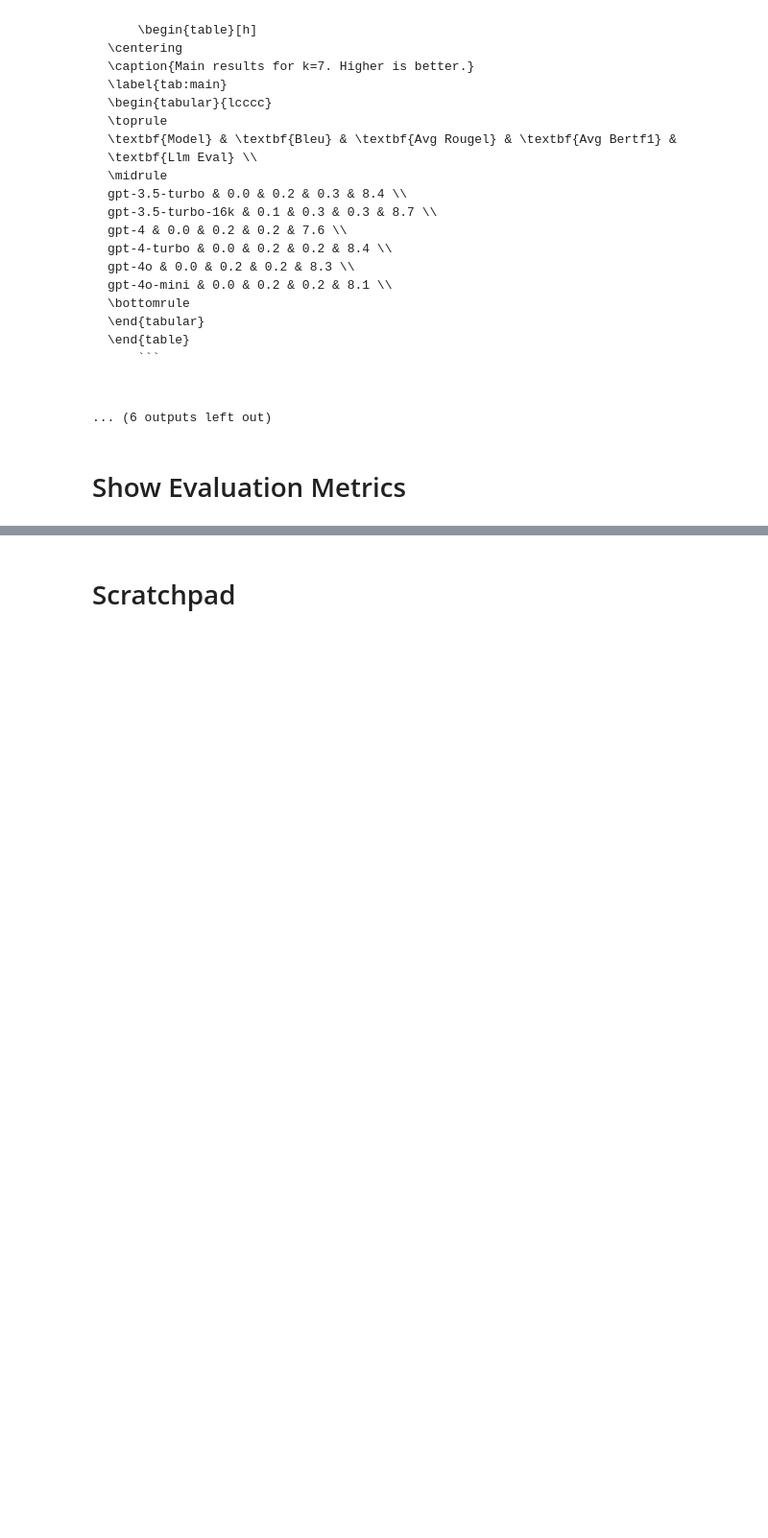
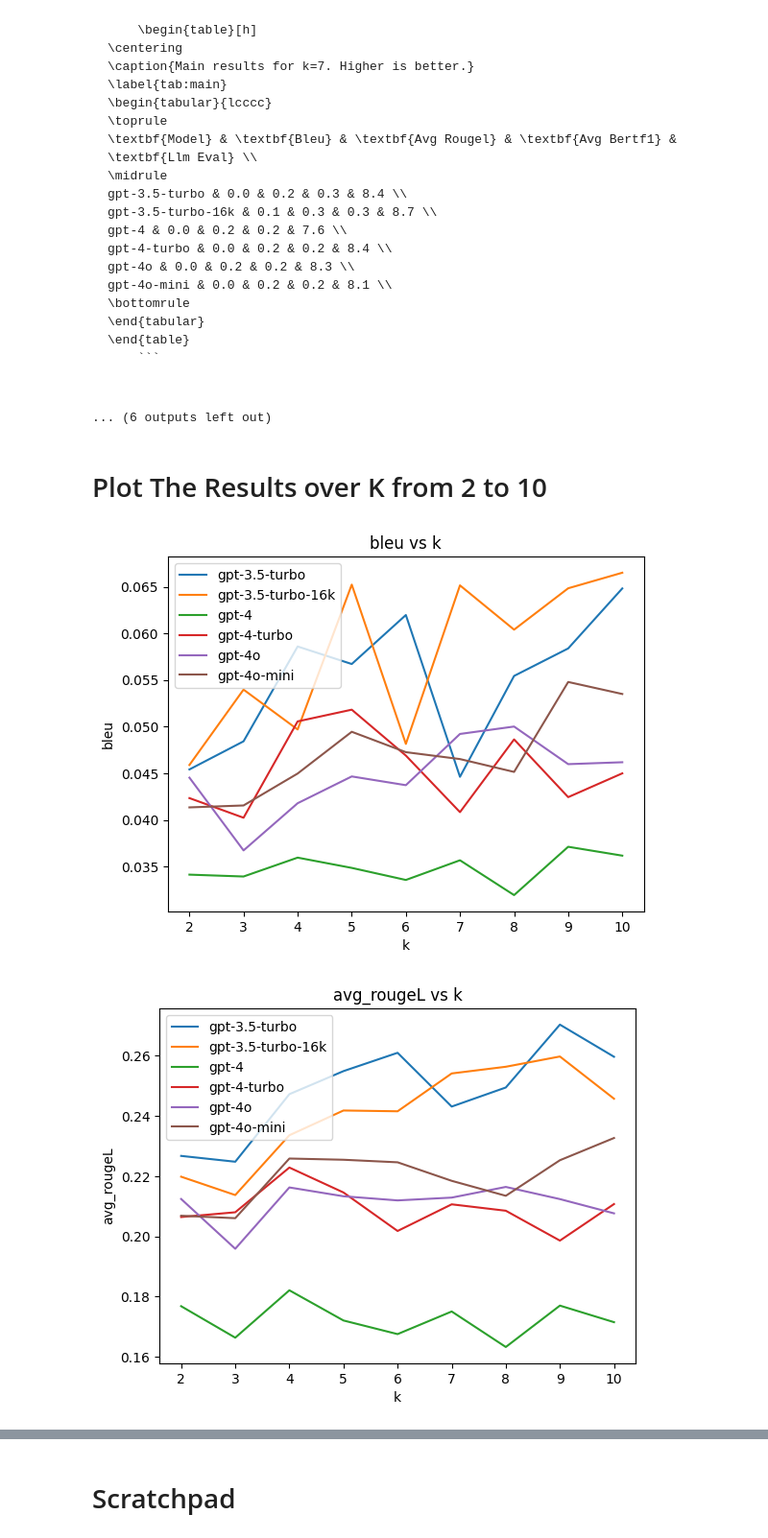
Before and after one commit to hshahrzad/RAG-Project, a Jupyter notebook: Rag_prototype.ipynb, the cells around one changed output, grey strips where cells are left out. Shown at 96% size. Cells and saved outputs as stored; diff of their text form; code cells hidden in the pictures; blank space fills up the shorter version.

Commit message:
Added some plots

````diff
--- a/Rag_prototype.ipynb
+++ b/Rag_prototype.ipynb
@@ -635,5 +635,33 @@ gpt-4o-mini & 0.0 & 0.2 & 0.2 & 8.1 \\
 \end{table}
     ```
 ... (6 outputs left out)
-# %% [markdown]
-# Show Evaluation Metrics
+# %% [markdown]
+# Plot The Results over K from 2 to 10
+# %%
+import matplotlib.pyplot as plt
+
+# Convert your dict of DataFrames into one DataFrame with a 'k' column
+all_avgs = []
+for k, df in df_avgs.items():
+    df_copy = df.copy()
+    df_copy['k'] = k
+    all_avgs.append(df_copy)
+df_all = pd.concat(all_avgs, ignore_index=True)
+
+# List of metrics to plot (excluding 'model' and 'k')
+metrics = [c for c in df_all.columns if c not in ['model', 'k']]
+
+# Plot each metric separately
+for metric in metrics:
+    pivot = df_all.pivot(index='k', columns='model', values=metric)
+    plt.figure()
+    for model in pivot.columns:
+        plt.plot(pivot.index, pivot[model], label=model)
+    plt.xlabel('k')
+    plt.ylabel(metric)
+    plt.title(f'{metric} vs k')
+    plt.legend()
+    plt.show()
+# %% [output]
+[figure, added]
+[figure, added]
````
Also changed, not shown: parts of 2 cells of this notebook.
